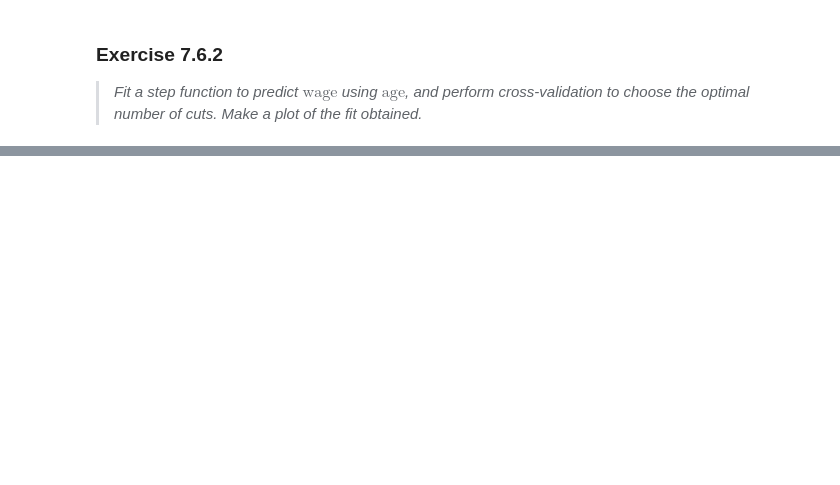
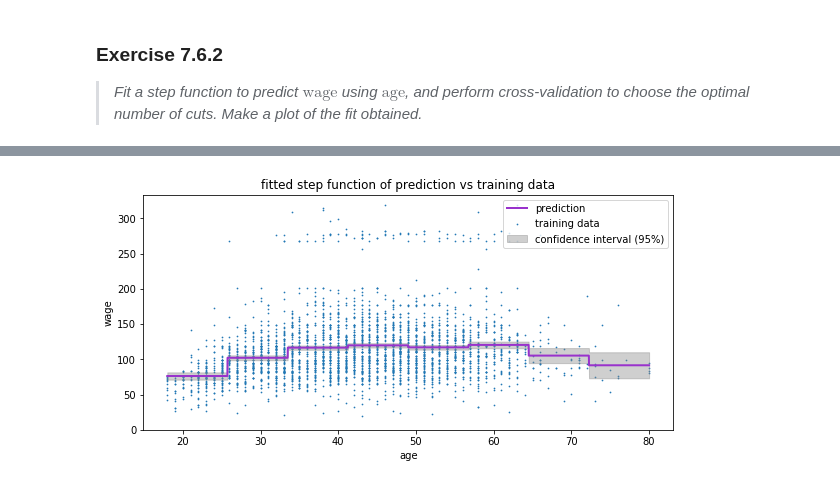
Before and after one commit to HerrBroekman/Python-solutions-for-An-Introduction-to-Statistical-Learning, a Jupyter notebook: Chapter7/Exercise06/7_6.ipynb, the cells around one changed output, grey strips where cells are left out. Drawn from its saved outputs; the diff is of its cells as text; code cells hidden in the pictures; blank space fills up the shorter version.

```diff
--- a/Chapter7/Exercise06/7_6.ipynb
+++ b/Chapter7/Exercise06/7_6.ipynb
@@ -152,0 +108,4 @@ plotFittedStepFunction(df_x[['age^1']].rename(columns={'age^1': 'age'}),
+# %%
+plotFittedStepFunction(df[['age']], df[['wage']], cuts=7)
+# %% [output]
+[figure, added]
```
Also changed, not shown: parts of 8 cells of this notebook, 1 other file.
